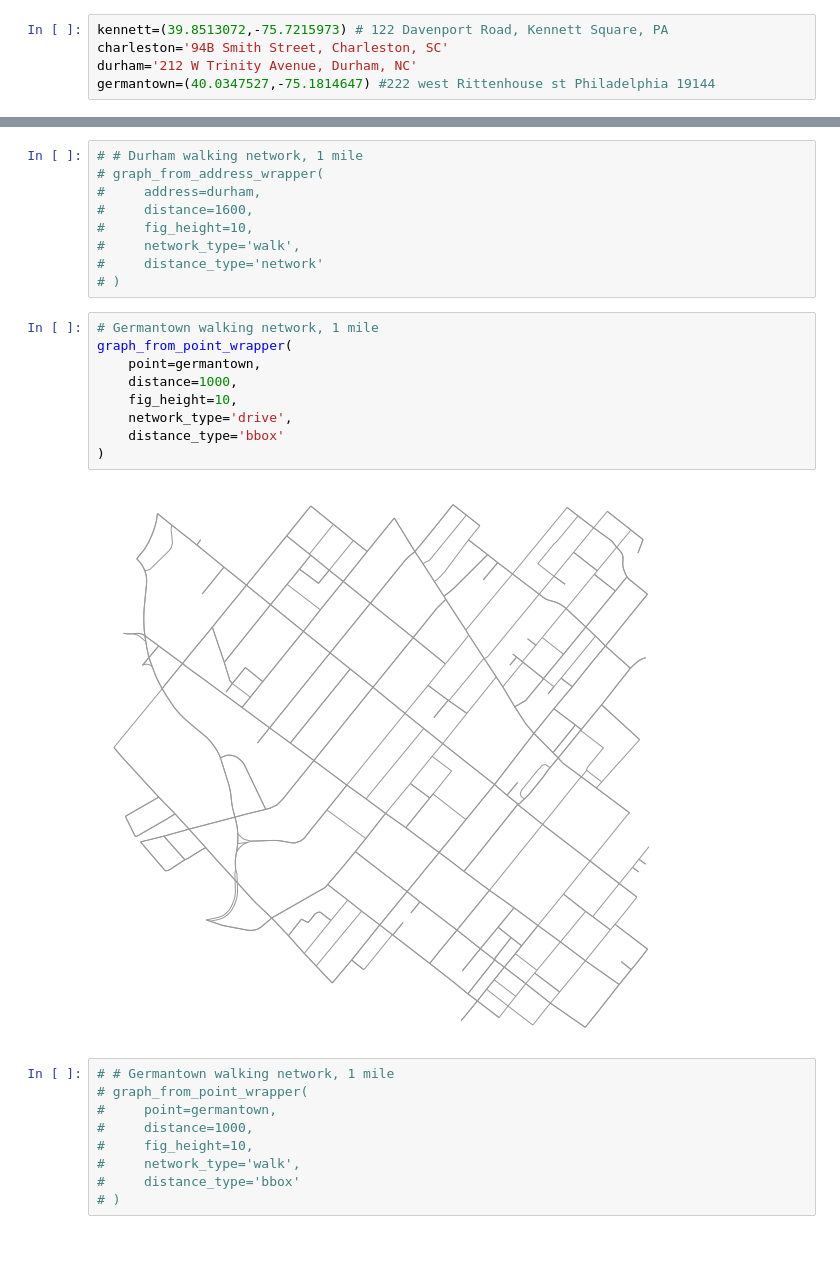
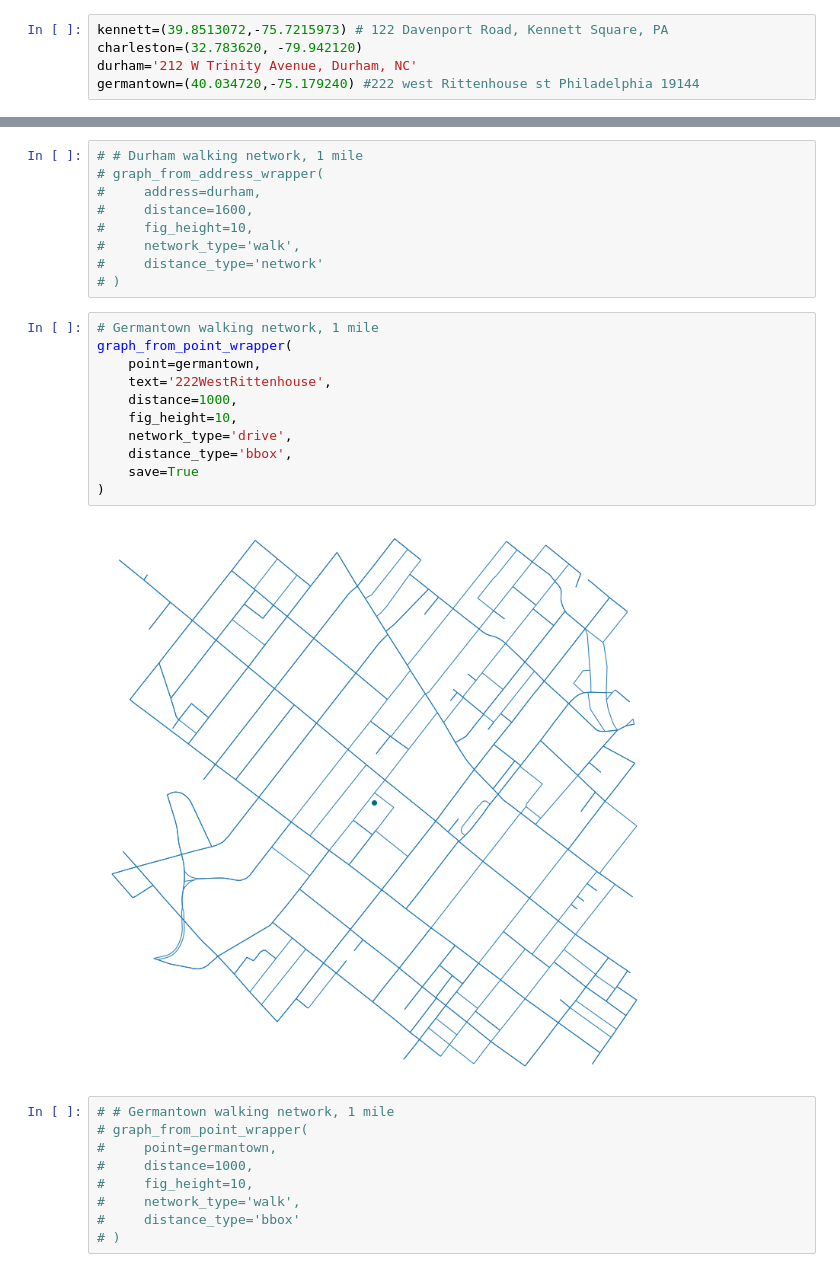
Before and after one commit to g-rock/maps, a Jupyter notebook: MapTest.ipynb, the cells around one changed output, grey strips where cells are left out. Cells and saved outputs as stored; diff of their text form; blank space fills up the shorter version.

Commit message:
plot point; add save function

```diff
--- a/MapTest.ipynb
+++ b/MapTest.ipynb
@@ -36,9 +53,9 @@ def project_and_plot(g, fig_height, node_size, point=None):
 ### Define the places we would like to map
 # %%
 kennett=(39.8513072,-75.7215973) # 122 Davenport Road, Kennett Square, PA
-charleston='94B Smith Street, Charleston, SC'
+charleston=(32.783620, -79.942120)
 durham='212 W Trinity Avenue, Durham, NC'
-germantown=(40.0347527,-75.1814647) #222 west Rittenhouse st Philadelphia 19144
+germantown=(40.034720,-75.179240) #222 west Rittenhouse st Philadelphia 19144
 # %%
 ## Kennett driving network, 2000m bounding box
 # graph_from_point_wrapper(
@@ -86,14 +107,16 @@ germantown=(40.0347527,-75.1814647) #222 west Rittenhouse st Philadelphia 19144
 # %%
 # Germantown walking network, 1 mile
 graph_from_point_wrapper(
     point=germantown,
+    text='222WestRittenhouse',
     distance=1000,
     fig_height=10,
     network_type='drive',
-    distance_type='bbox'
+    distance_type='bbox',
+    save=True
 )
 # %% [output]
-[figure, old version]
+[figure, new version]
 # %%
 # # Germantown walking network, 1 mile
 # graph_from_point_wrapper(
```
Also changed, not shown: parts of 3 cells of this notebook, 5 other files.
